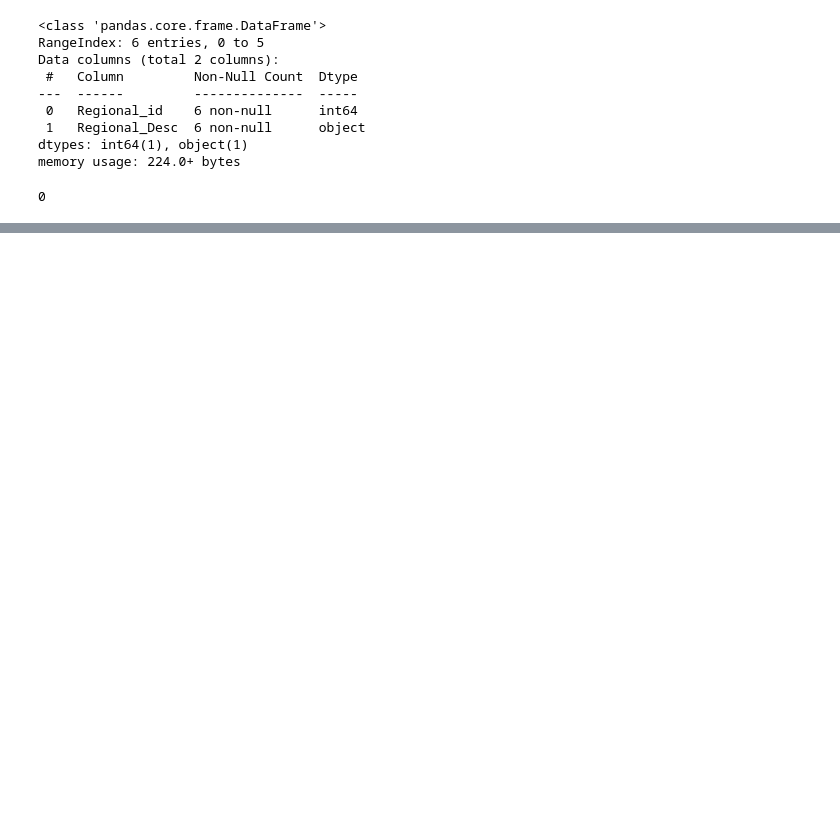
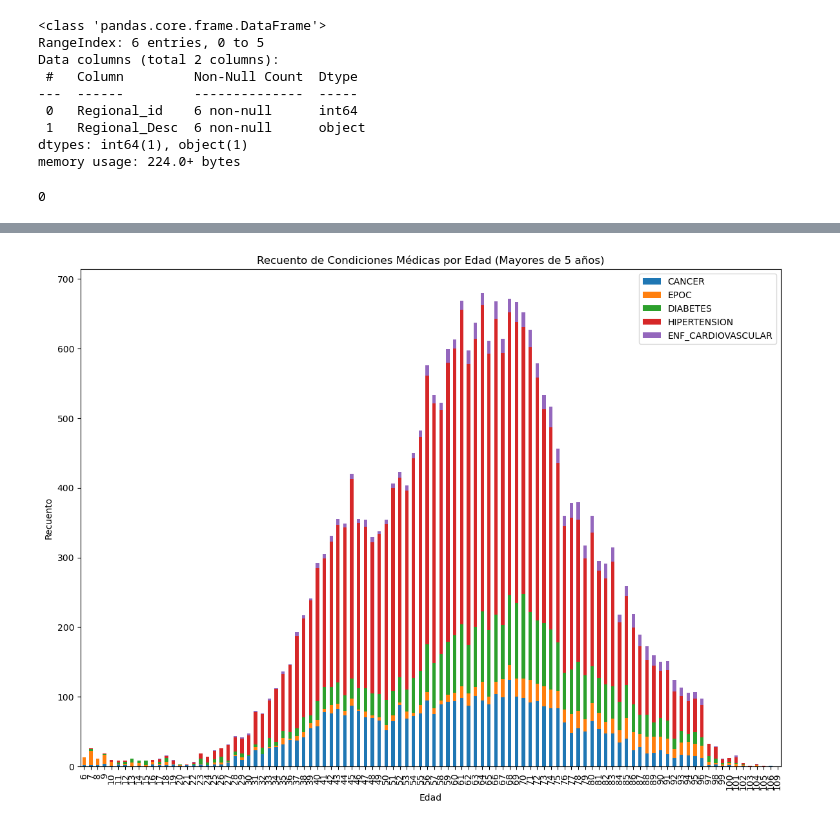
Before and after one commit to juanrodrizc/caso_analitica_finanzas, a Jupyter notebook: exploracion.ipynb, the cells around one changed output, grey strips where cells are left out. Drawn from its saved outputs; the diff is of its cells as text; code cells hidden in the pictures; blank space fills up the shorter version.

```diff
--- a/exploracion.ipynb
+++ b/exploracion.ipynb
@@ -59,0 +215,29 @@ memory usage: 224.0+ bytes
+# %%
+# Calcular la edad a partir de la fecha de nacimiento
+today = pd.to_datetime('today').date()
+sociodemograficas['Edad'] = today.year - sociodemograficas['FechaNacimiento'].dt.year
+
+# Filtrar el DataFrame para incluir solo las edades mayores de 5 años
+df_filtrado = sociodemograficas[sociodemograficas['Edad'] > 5]
+
+# Seleccionar las columnas de edad y condiciones médicas
+condiciones = ['CANCER', 'EPOC', 'DIABETES', 'HIPERTENSION', 'ENF_CARDIOVASCULAR']
+edad_condiciones = df_filtrado[['Edad'] + condiciones]
+
+# Calcular el recuento de condiciones médicas por edad
+conteo_condiciones = edad_condiciones.groupby('Edad')[condiciones].sum()
+
+ax = conteo_condiciones.plot(kind='bar', stacked=True)
+
+# Personalizar el gráfico
+plt.xlabel('Edad')
+plt.ylabel('Recuento')
+plt.title('Recuento de Condiciones Médicas por Edad (Mayores de 5 años)')
+
+# Ajustar el tamaño del gráfico manualmente
+plt.gcf().set_size_inches(14, 10)
+
+# Mostrar el gráfico
+plt.show()
+# %% [output]
+[figure, added]
```
Also changed, not shown: parts of 27 cells of this notebook.
